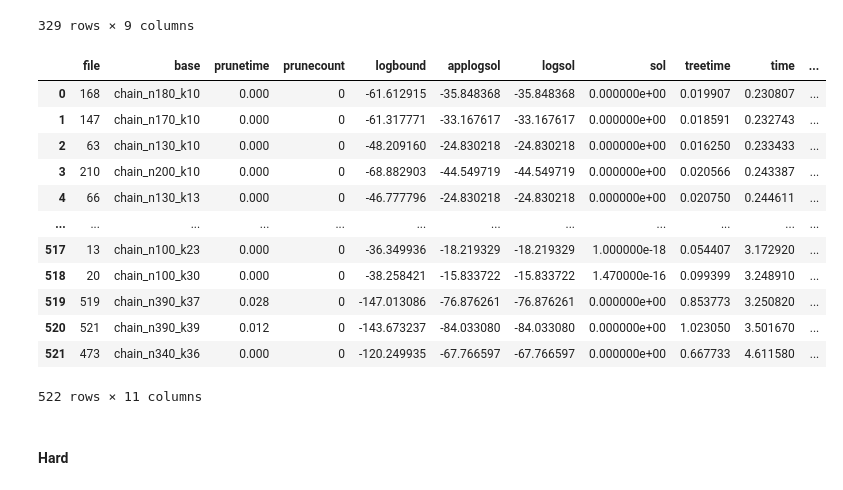
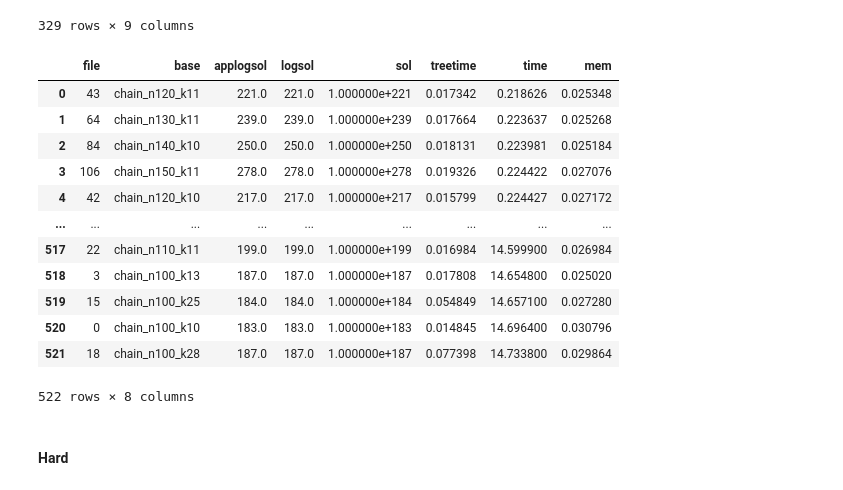
Before and after one commit to vuphan314/DPO, a Jupyter notebook: eval/dpo.ipynb, the cells around one changed output. Cells and saved outputs as stored; diff of their text form; code cells hidden in the pictures.

```diff
--- a/eval/dpo.ipynb
+++ b/eval/dpo.ipynb
@@ -302,7 +303,6 @@ CHAIN1_WR_INST.checkData()
 class DpmcExp(Exp):
     def __init__(
         self,
-        ep,
         sif,
         suffix,
         benchmarksPath,
@@ -313,7 +313,6 @@ class DpmcExp(Exp):
         slurmTimeCap,
         actualTasks=[]
     ):
-        self.ep = ep
         self.sif = sif
         self.suffix = suffix
         self.benchmarksPath = benchmarksPath
@@ -339,29 +338,27 @@ class DpmcExp(Exp):
             'mf': 1,
             'mv': 1,
             'sif': self.sif,
-            'ep': self.ep,
         }
 
-DSX = 'DSX' # DPMC, SAT-solver pruning, XOR-CNF native mode
+DNX = 'DNX' # DPMC, no pruning, XOR-CNF native mode
 # %% [markdown]
 #### Chain benchmarks
 # %% [markdown]
 ##### Easy
 # %%
-CHAIN0_DSX_INST = DpmcExp(
-    ep=1,
+CHAIN0_DNX_INST = DpmcExp(
     sif=0,
-    suffix=DSX,
-    benchmarksPath='benchmarks/fweight/xcnf/chain/easy',
-    dataPath='data/chain/easy/dpmc/satprune/xor',
+    suffix=DNX,
+    benchmarksPath='benchmarks/iweight/xcnf/chain/easy',
+    dataPath='data/chain/easy/dpmc/noprune/xor',
     memCap=RUNNER_MEM,
     slurmMemCap=SLURM_MEM,
     timeCap=RUNNER_TIME,
     slurmTimeCap=SLURM_TIME,
 ).getInst()
-# CHAIN0_DSX_INST.runExp()
-# CHAIN0_DSX_INST._gather()
-CHAIN0_DSX_INST.checkData()
+# CHAIN0_DNX_INST.runExp()
+# CHAIN0_DNX_INST._gather()
+CHAIN0_DNX_INST.checkData()
 # %% [markdown]
 ##### Hard
 # %%
@@ -382,5 +378,7 @@ CHAIN1_DSX_INST.checkData()
 # %% [markdown]
 ## Analysis
+# %%
+pd.set_option('display.max_rows', 30)
 # %% [markdown]
 ### Chain benchmarks
 # %% [markdown]
@@ -427,25 +426,26 @@ CHAIN0_WR_INST.query(q)
 | 328 | 370 | chain_n270_k23 | 499.0 | 001101000000010100001110011111000... | 56472.0 | 979.034000 | 0.212200 | 0 | 0 |
 329 rows × 9 columns
 # %%
-q = 'select file, base, prunetime, prunecount, logbound, applogsol, logsol, sol, treetime, time, mem from data '
+q = 'select file, base, applogsol, logsol, sol, treetime, time, mem from data '
 q += 'where sol is not null '
+q += 'and timeout = 0 '
 q += 'order by time'
 
-CHAIN0_DSX_INST.query(q)
+CHAIN0_DNX_INST.query(q)
 # %% [output]
-|  | file | base | prunetime | prunecount | logbound | applogsol | logsol | sol | treetime | time | ... |
-| 0 | 168 | chain_n180_k10 | 0.000 | 0 | -61.612915 | -35.848368 | -35.848368 | 0.000000e+00 | 0.019907 | 0.230807 | ... |
-| 1 | 147 | chain_n170_k10 | 0.000 | 0 | -61.317771 | -33.167617 | -33.167617 | 0.000000e+00 | 0.018591 | 0.232743 | ... |
-| 2 | 63 | chain_n130_k10 | 0.000 | 0 | -48.209160 | -24.830218 | -24.830218 | 0.000000e+00 | 0.016250 | 0.233433 | ... |
-| 3 | 210 | chain_n200_k10 | 0.000 | 0 | -68.882903 | -44.549719 | -44.549719 | 0.000000e+00 | 0.020566 | 0.243387 | ... |
-| 4 | 66 | chain_n130_k13 | 0.000 | 0 | -46.777796 | -24.830218 | -24.830218 | 0.000000e+00 | 0.020750 | 0.244611 | ... |
-| ... | ... | ... | ... | ... | ... | ... | ... | ... | ... | ... | ... |
-| 517 | 13 | chain_n100_k23 | 0.000 | 0 | -36.349936 | -18.219329 | -18.219329 | 1.000000e-18 | 0.054407 | 3.172920 | ... |
-| 518 | 20 | chain_n100_k30 | 0.000 | 0 | -38.258421 | -15.833722 | -15.833722 | 1.470000e-16 | 0.099399 | 3.248910 | ... |
-| 519 | 519 | chain_n390_k37 | 0.028 | 0 | -147.013086 | -76.876261 | -76.876261 | 0.000000e+00 | 0.853773 | 3.250820 | ... |
-| 520 | 521 | chain_n390_k39 | 0.012 | 0 | -143.673237 | -84.033080 | -84.033080 | 0.000000e+00 | 1.023050 | 3.501670 | ... |
-| 521 | 473 | chain_n340_k36 | 0.000 | 0 | -120.249935 | -67.766597 | -67.766597 | 0.000000e+00 | 0.667733 | 4.611580 | ... |
+|  | file | base | applogsol | logsol | sol | treetime | time | mem |
+| 0 | 43 | chain_n120_k11 | 221.0 | 221.0 | 1.000000e+221 | 0.017342 | 0.218626 | 0.025348 |
+| 1 | 64 | chain_n130_k11 | 239.0 | 239.0 | 1.000000e+239 | 0.017664 | 0.223637 | 0.025268 |
+| 2 | 84 | chain_n140_k10 | 250.0 | 250.0 | 1.000000e+250 | 0.018131 | 0.223981 | 0.025184 |
+| 3 | 106 | chain_n150_k11 | 278.0 | 278.0 | 1.000000e+278 | 0.019326 | 0.224422 | 0.027076 |
+| 4 | 42 | chain_n120_k10 | 217.0 | 217.0 | 1.000000e+217 | 0.015799 | 0.224427 | 0.027172 |
+| ... | ... | ... | ... | ... | ... | ... | ... | ... |
+| 517 | 22 | chain_n110_k11 | 199.0 | 199.0 | 1.000000e+199 | 0.016984 | 14.599900 | 0.026984 |
+| 518 | 3 | chain_n100_k13 | 187.0 | 187.0 | 1.000000e+187 | 0.017808 | 14.654800 | 0.025020 |
+| 519 | 15 | chain_n100_k25 | 184.0 | 184.0 | 1.000000e+184 | 0.054849 | 14.657100 | 0.027280 |
+| 520 | 0 | chain_n100_k10 | 183.0 | 183.0 | 1.000000e+183 | 0.014845 | 14.696400 | 0.030796 |
+| 521 | 18 | chain_n100_k28 | 187.0 | 187.0 | 1.000000e+187 | 0.077398 | 14.733800 | 0.029864 |
-522 rows × 11 columns
+522 rows × 8 columns
 # %% [markdown]
 #### Hard
 # %%
```
Also changed, not shown: parts of 26 cells of this notebook, 10 other files.
